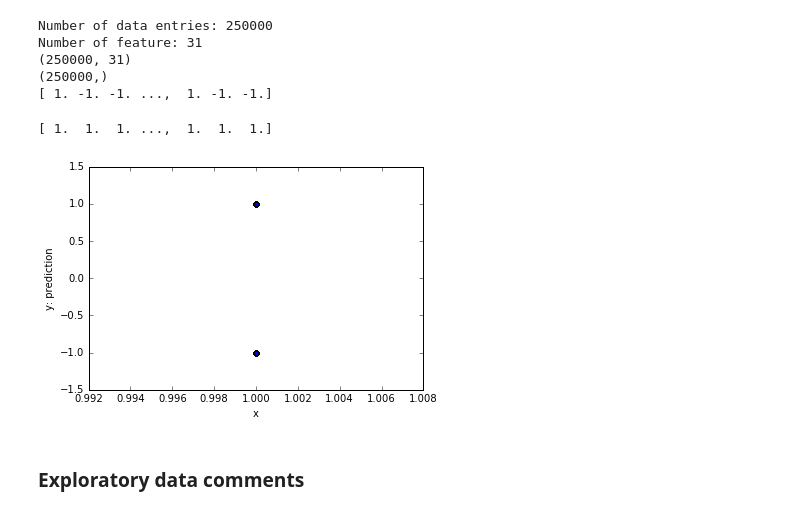
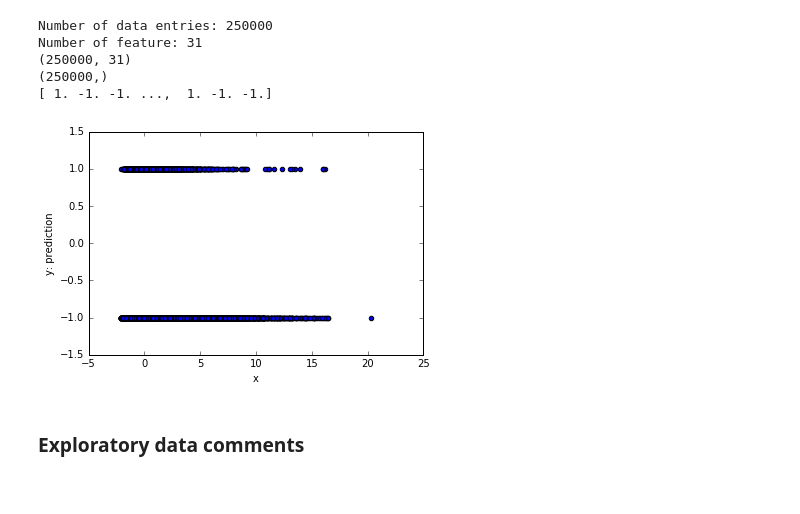
Before and after one commit to audreyloeffel/ML_course, a Jupyter notebook: projects/project1/scripts/project1.ipynb, the cells around one changed output. Cells and saved outputs as stored; diff of their text form; code cells hidden in the pictures.

```diff
--- a/projects/project1/scripts/project1.ipynb
+++ b/projects/project1/scripts/project1.ipynb
@@ -59,15 +56,13 @@ Number of feature: 31
 [ 1. -1. -1. ...,  1. -1. -1.]
 # %%
 plt.rcParams['agg.path.chunksize'] = 10000
-feature1 = tx[:, 0]
-print(feature1)
+feature1 = tx[:, 1]
 plt.scatter(feature1, y)
 plt.xlabel('x')
 plt.ylabel('y: prediction')
 plt.show()
 # %% [output]
-[ 1.  1.  1. ...,  1.  1.  1.]
-[figure, old version]
+[figure, new version]
 # %%
 for f in range(0, 0):
     featureData = tx[:, f]
```
Also changed, not shown: parts of 7 cells of this notebook, 2 other files.
